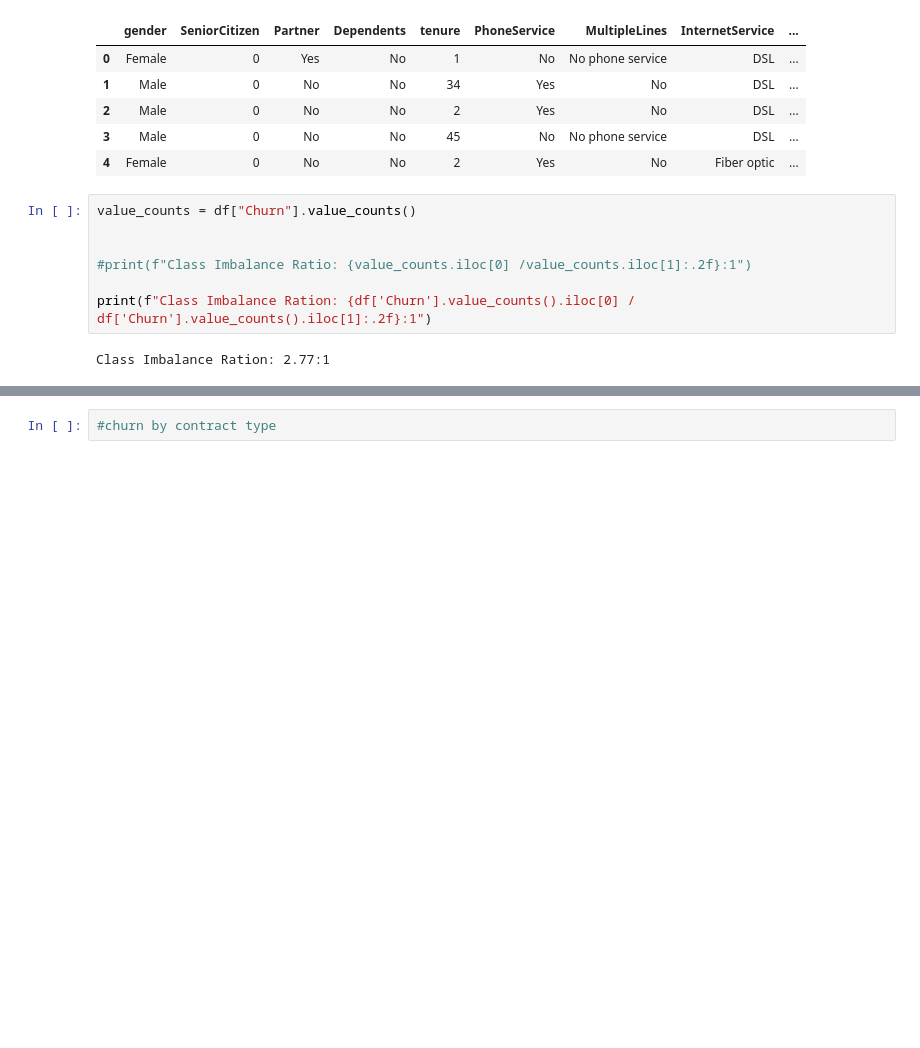
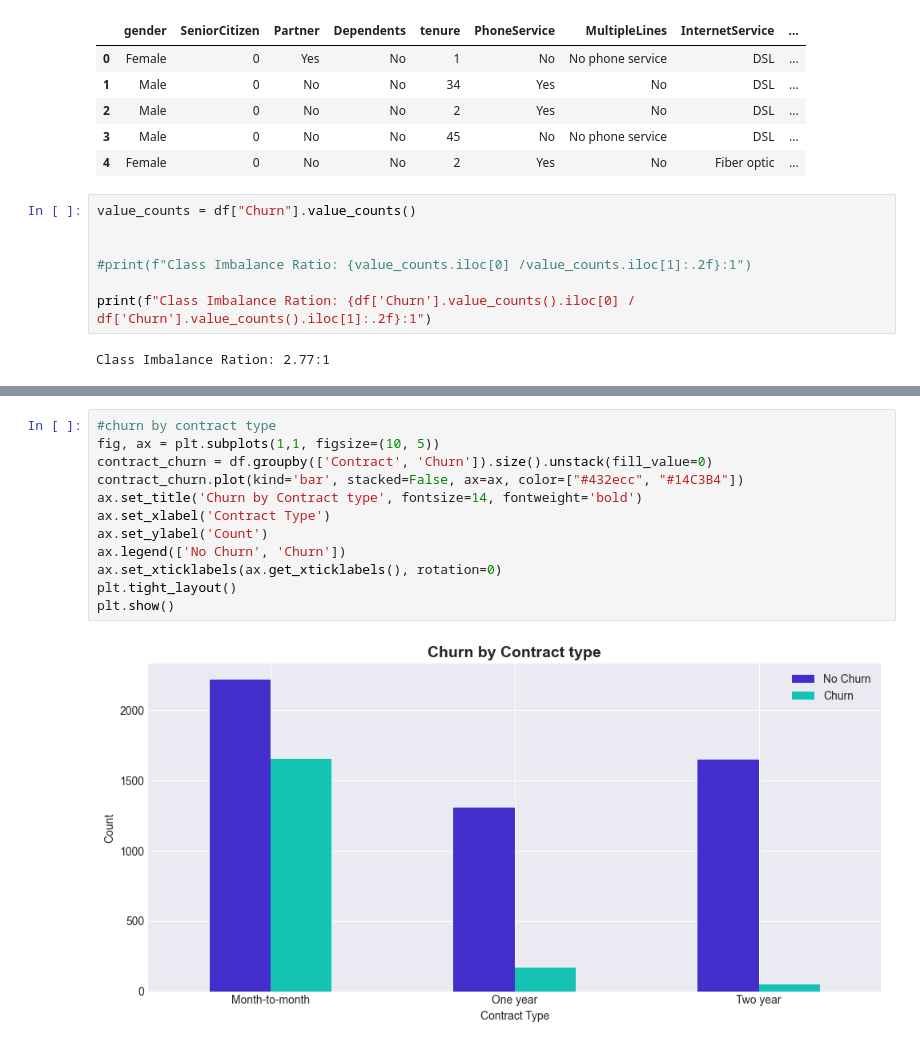
Before and after one commit to Moizah1/Telecom-customer-churn-prediction, a Jupyter notebook: customer_churn.ipynb, the cells around one changed output, grey strips where cells are left out. Saved outputs shown, nothing was run; the diff lists cells and outputs as text; blank space fills up the shorter version.

```diff
--- a/customer_churn.ipynb
+++ b/customer_churn.ipynb
@@ -64,2 +64,14 @@ plt.show()
 # %%
 #churn by contract type
+fig, ax = plt.subplots(1,1, figsize=(10, 5))
+contract_churn = df.groupby(['Contract', 'Churn']).size().unstack(fill_value=0)
+contract_churn.plot(kind='bar', stacked=False, ax=ax, color=["#432ecc", "#14C3B4"])
+ax.set_title('Churn by Contract type', fontsize=14, fontweight='bold')
+ax.set_xlabel('Contract Type')
+ax.set_ylabel('Count')
+ax.legend(['No Churn', 'Churn'])
+ax.set_xticklabels(ax.get_xticklabels(), rotation=0)
+plt.tight_layout()
+plt.show()
+# %% [output]
+[figure, added]
```
Also changed, not shown: parts of 15 cells of this notebook, 1 other file.
